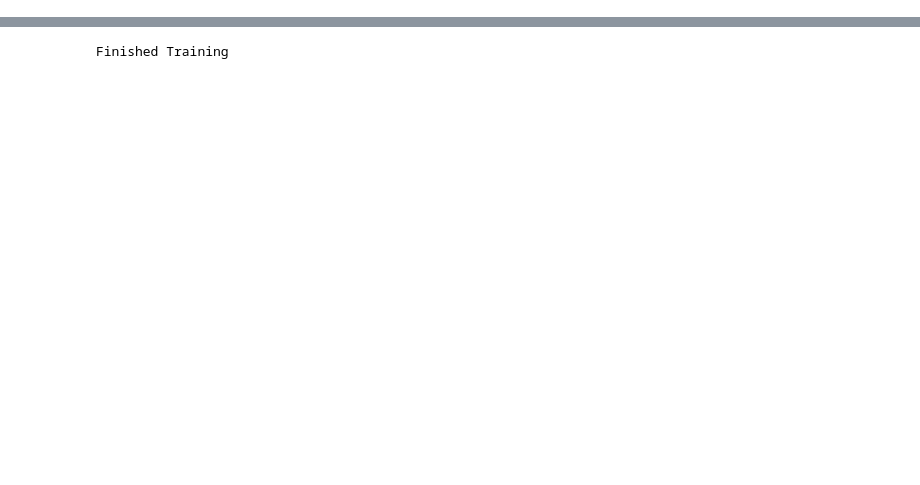
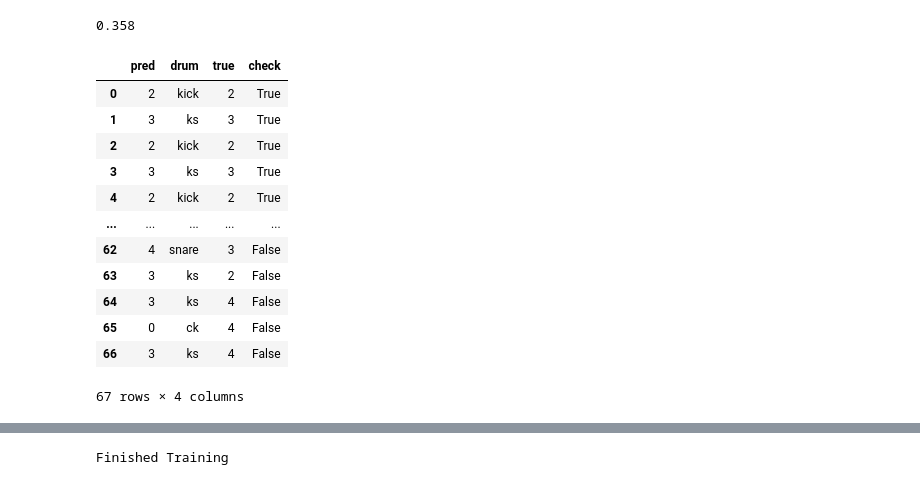
Before and after one commit to erinlopez/ADT, a Jupyter notebook: drums pytorch.ipynb, the cells around one changed output, grey strips where cells are left out. Drawn from its saved outputs; the diff is of its cells as text; code cells hidden in the pictures; blank space fills up the shorter version.

```diff
--- a/drums pytorch.ipynb
+++ b/drums pytorch.ipynb
@@ -112,0 +130,4 @@ Epoch 9: model accuracy 96.88%
+# %%
+rock = DrumsModel('rock', classes)
+# %%
+rockacc = rock.predict()
@@ -113,3 +152,31 @@ Epoch 9: model accuracy 96.88%
+# %%
+rock_key = pd.read_csv('rock/rock_key.csv')
+pd.DataFrame(rock_key)
+true = rock_key['code']
+
+rockacc['true'] = true
+
+count = 0
+rockacc['check'] = rockacc['pred'] == rockacc['true']
+round(rockacc['check'].value_counts()[1] / len(rockacc['check']), 3)
+# %% [output]
+0.358
+# %%
+rockacc
+# %% [output]
+|  | pred | drum | true | check |
+| 0 | 2 | kick | 2 | True |
+| 1 | 3 | ks | 3 | True |
+| 2 | 2 | kick | 2 | True |
+| 3 | 3 | ks | 3 | True |
+| 4 | 2 | kick | 2 | True |
+| ... | ... | ... | ... | ... |
+| 62 | 4 | snare | 3 | False |
+| 63 | 3 | ks | 2 | False |
+| 64 | 3 | ks | 4 | False |
+| 65 | 0 | ck | 4 | False |
+| 66 | 3 | ks | 4 | False |
+67 rows × 4 columns
 # %%
 def imgshow(img):
     npimg = img.numpy()
```
Also changed, not shown: parts of 16 cells of this notebook.
